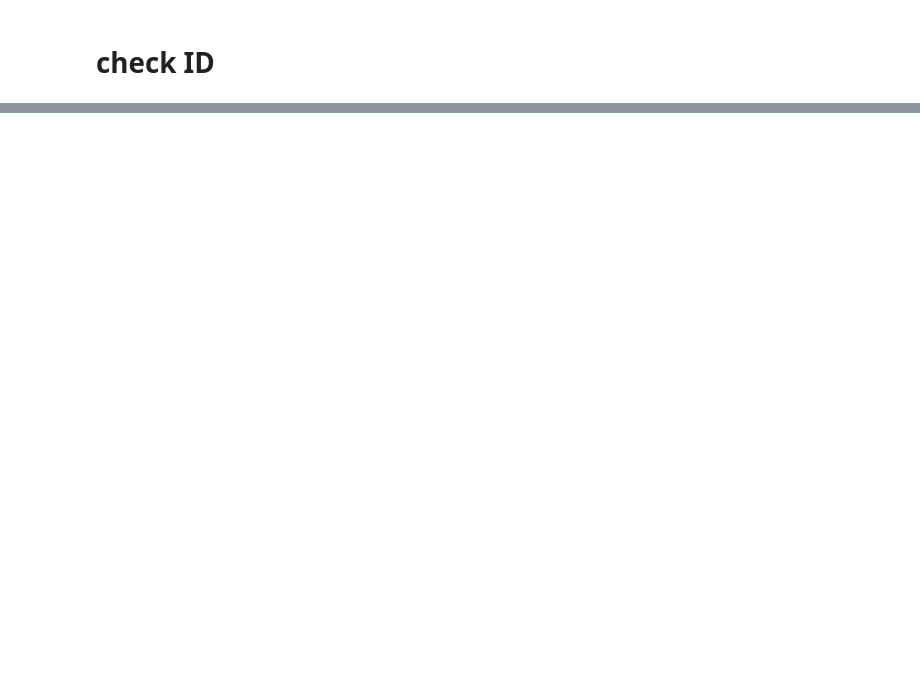
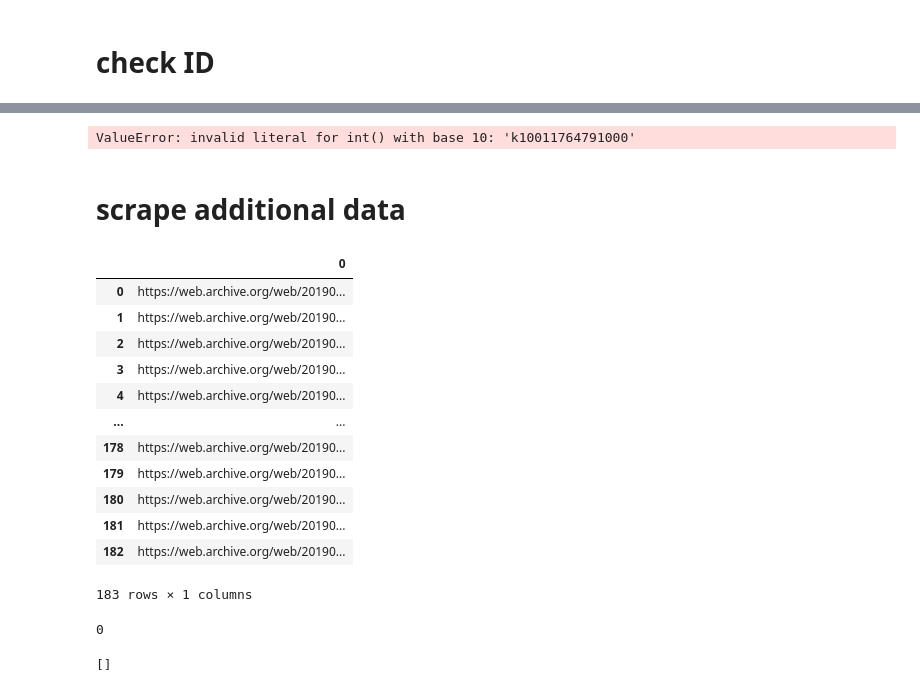
Before and after one commit to nozomiyamada/thainews, a Jupyter notebook: nhk/checkID.ipynb, the cells around one changed output, grey strips where cells are left out. Cells and saved outputs as stored; diff of their text form; code cells hidden in the pictures; blank space fills up the shorter version.

```diff
--- a/nhk/checkID.ipynb
+++ b/nhk/checkID.ipynb
@@ -70,0 +151,62 @@ for i, link in enumerate(lst):
+# %%
+for i in range(1, 200):
+    ID1, ID2 = data.iat[i,0], data.iat[i+1,0]
+    date1, date2 = data.iat[i,2], data.iat[i+1,2]
+    if int(ID1) + 1 == int(ID2): # continuous = no missing
+        continue
+    elif date1 == date2:  # not continuous, but in the same day
+        for ID in range(int(ID1)+1, int(ID2)):
+            archiveurl = get_archiveurl_from_ID(ID, date1)
+            if archiveurl:
+                dic = get_article(archiveurl)
+                print(dic)
+    else:  # not continuous, not in the same day
+        is_date1 = True
+        for ID in range(int(ID1)+1, int(ID2)):
+            if is_date1:
+                archiveurl = get_archiveurl_from_ID(ID, date1)
+                if archiveurl:
+                    dic = get_article(archiveurl)
+                    print(dic)
+                else:
+                    archiveurl = get_archiveurl_from_ID(ID, date2)
+                    if archiveurl:
+                        print(dic)
+                        is_date1 = False
+            else:
+                archiveurl = get_archiveurl_from_ID(ID, date2)
+                if archiveurl:
+                        print(dic)
+# %% [output]
+ValueError: invalid literal for int() with base 10: 'k10011764791000'
+# %% [markdown]
+# scrape additional data
+# %%
+# 2019
+urls = pd.read_csv('link19.txt', header=None)
+urls
+# %% [output]
+|  | 0 |
+| 0 | https://web.archive.org/web/20190... |
+| 1 | https://web.archive.org/web/20190... |
+| 2 | https://web.archive.org/web/20190... |
+| 3 | https://web.archive.org/web/20190... |
+| 4 | https://web.archive.org/web/20190... |
+| ... | ... |
+| 178 | https://web.archive.org/web/20190... |
+| 179 | https://web.archive.org/web/20190... |
+| 180 | https://web.archive.org/web/20190... |
+| 181 | https://web.archive.org/web/20190... |
+| 182 | https://web.archive.org/web/20190... |
+183 rows × 1 columns
+# %%
+# check ID already exist
+data = pd.read_json('nhkweb2019.json')
+ids = data.id.tolist()
+urls = pd.read_csv('link19.txt', header=None)
+urls = [url for url in urls[0] if url.split('/')[-1].split('.html')[0] not in ids]
+print(len(urls))
+urls[:10]
+# %% [output]
+0
+[]
```
Also changed, not shown: parts of 17 cells of this notebook, 2 other files.
